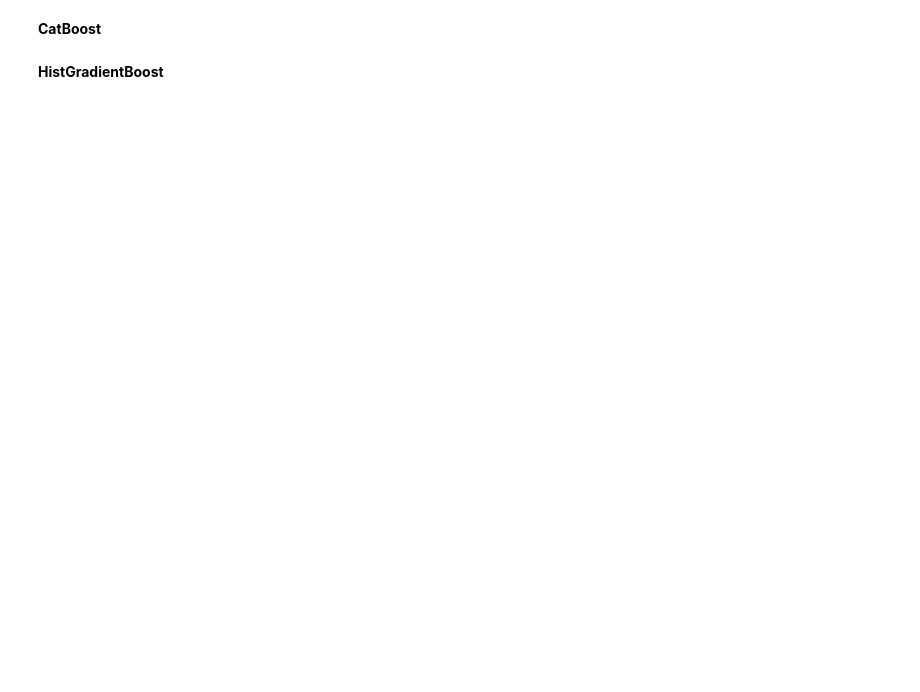
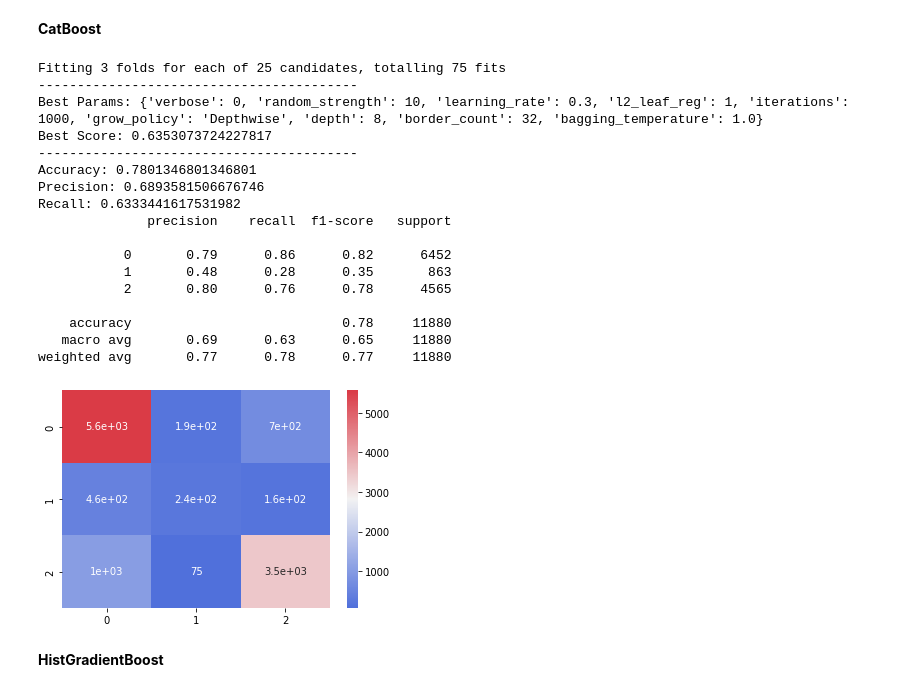
Before and after one commit to JasonErwin/dma-project, a Jupyter notebook: EDA_AND_Modelling.ipynb, the cells around one changed output. Cells and saved outputs as stored; diff of their text form; code cells hidden in the pictures; blank space fills up the shorter version.

```diff
--- a/EDA_AND_Modelling.ipynb
+++ b/EDA_AND_Modelling.ipynb
@@ -781,7 +836,26 @@ run_random_cv(estimator=clf_xgb, hps=xgb_hps, scoring='recall_macro', X_train=X_
 # %% [markdown]
 **CatBoost**
 # %%
-run_random_cv(estimator=clf_cb, hps=cb_hps, scoring='recall_macro', X_train=X_train, y_train=y_train)
+run_random_cv(estimator=clf_cb, hps=cb_hps, scoring='recall_macro', X=X_train, y=y_train)
+# %% [output]
+Fitting 3 folds for each of 25 candidates, totalling 75 fits
+-----------------------------------------
+Best Params: {'verbose': 0, 'random_strength': 10, 'learning_rate': 0.3, 'l2_leaf_reg': 1, 'iterations': 1000, 'grow_policy': 'Depthwise', 'depth': 8, 'border_count': 32, 'bagging_temperature': 1.0}
+Best Score: 0.6353073724227817
+-----------------------------------------
+Accuracy: 0.7801346801346801
+Precision: 0.6893581506676746
+Recall: 0.6333441617531982
+              precision    recall  f1-score   support
+
+           0       0.79      0.86      0.82      6452
+           1       0.48      0.28      0.35       863
+           2       0.80      0.76      0.78      4565
+
+    accuracy                           0.78     11880
+   macro avg       0.69      0.63      0.65     11880
+weighted avg       0.77      0.78      0.77     11880
+[figure, added]
 # %% [markdown]
 **HistGradientBoost**
 # %%
```
Also changed, not shown: parts of 27 cells of this notebook, 5 other files.
